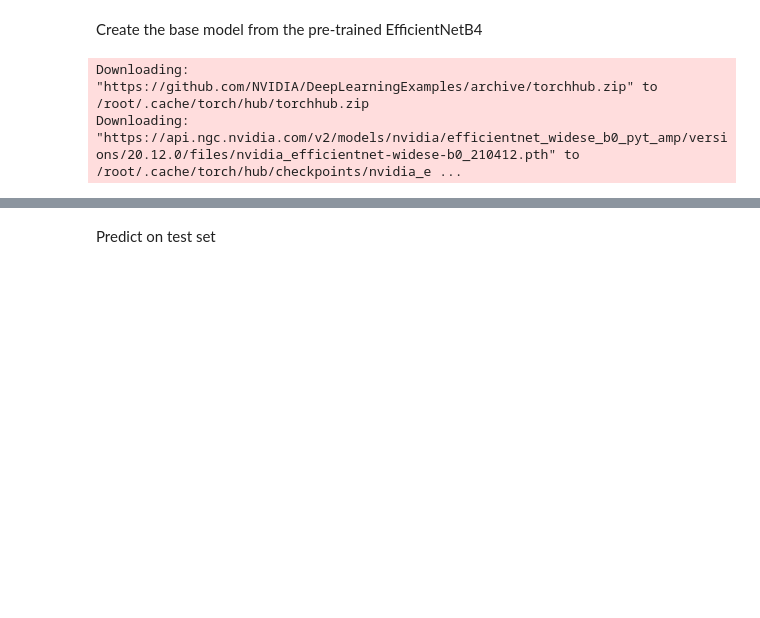
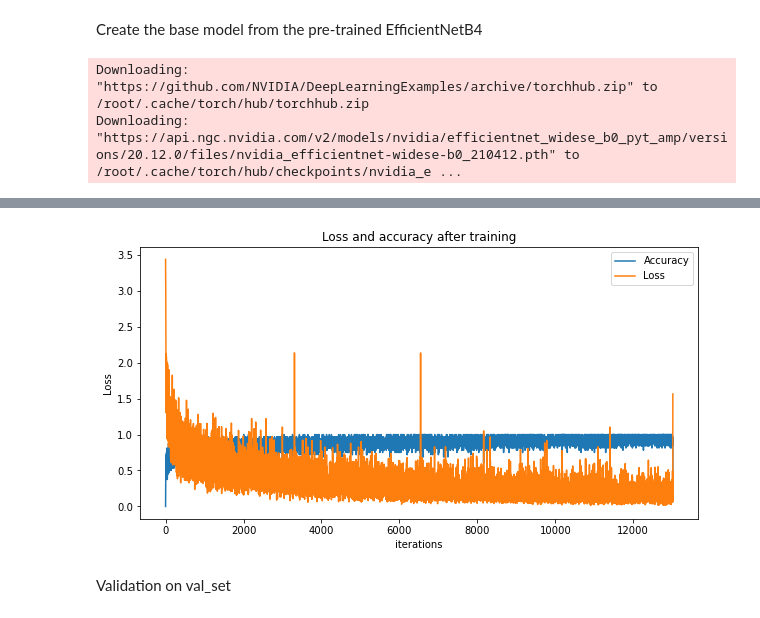
Before and after one commit to trieuneural/Neural2-2.2, a Jupyter notebook: Mat Classifier.ipynb, the cells around one changed output, grey strips where cells are left out. Drawn from its saved outputs; the diff is of its cells as text; code cells hidden in the pictures; blank space fills up the shorter version.

```diff
--- a/Mat Classifier.ipynb
+++ b/Mat Classifier.ipynb
@@ -94,19 +94,3 @@ f.close()
 type(train_loader)
 # %% [output]
 torch.utils.data.dataloader.DataLoader
-# %%
-# functions to show an image
-def imshow(img):
-    img = img / 2 + 0.5     # unnormalize
-    npimg = img.numpy()
-    plt.imshow(np.transpose(npimg, (1, 2, 0)))
-    plt.show()
-
-
-# get some random training images
-images, labels = iter(train_loader).next()
-
-# show images
-imshow(torchvision.utils.make_grid(images))
-# print labels
-print(' '.join(f'{class_names[labels[j]]:5s}' for j in range(batch_size)))
@@ -206,12 +201,14 @@ torch.save(model.state_dict(), params_path)
 # %%
 # Plot
 plt.figure(figsize=(10,5))
-plt.title("Generator and Discriminator Loss During Training")
-plt.plot(accuracies,label="G")
-plt.plot(losses,label="D")
+plt.title("Loss and accuracy after training")
+plt.plot(accuracies,label="Accuracy")
+plt.plot(losses,label="Loss")
 plt.xlabel("iterations")
 plt.ylabel("Loss")
 plt.legend()
 plt.show()
+# %% [output]
+[figure, added]
-# %% [markdown]
-Predict on test set
+# %% [markdown]
+Validation on val_set
```
Also changed, not shown: parts of 9 cells of this notebook.
